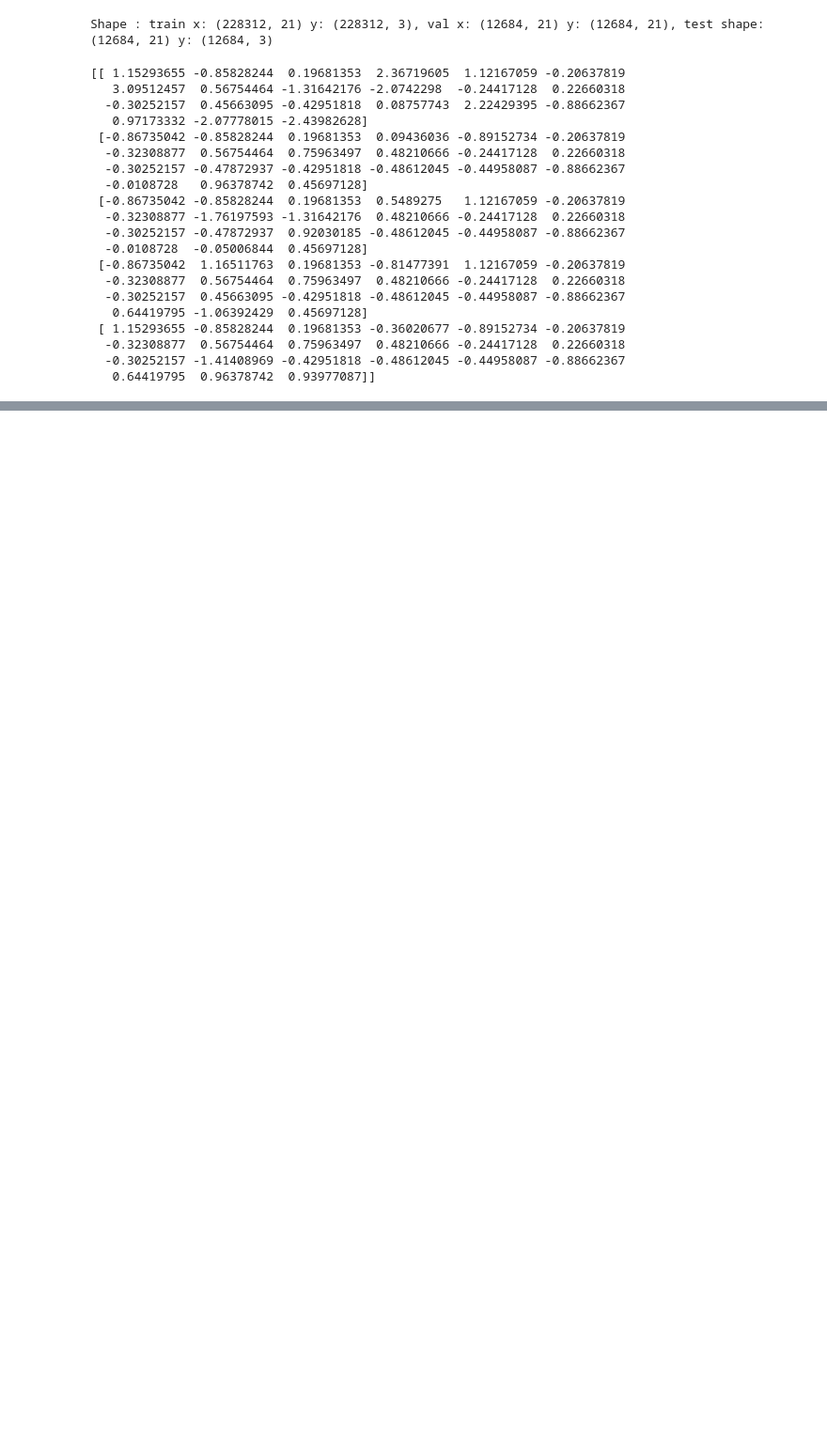
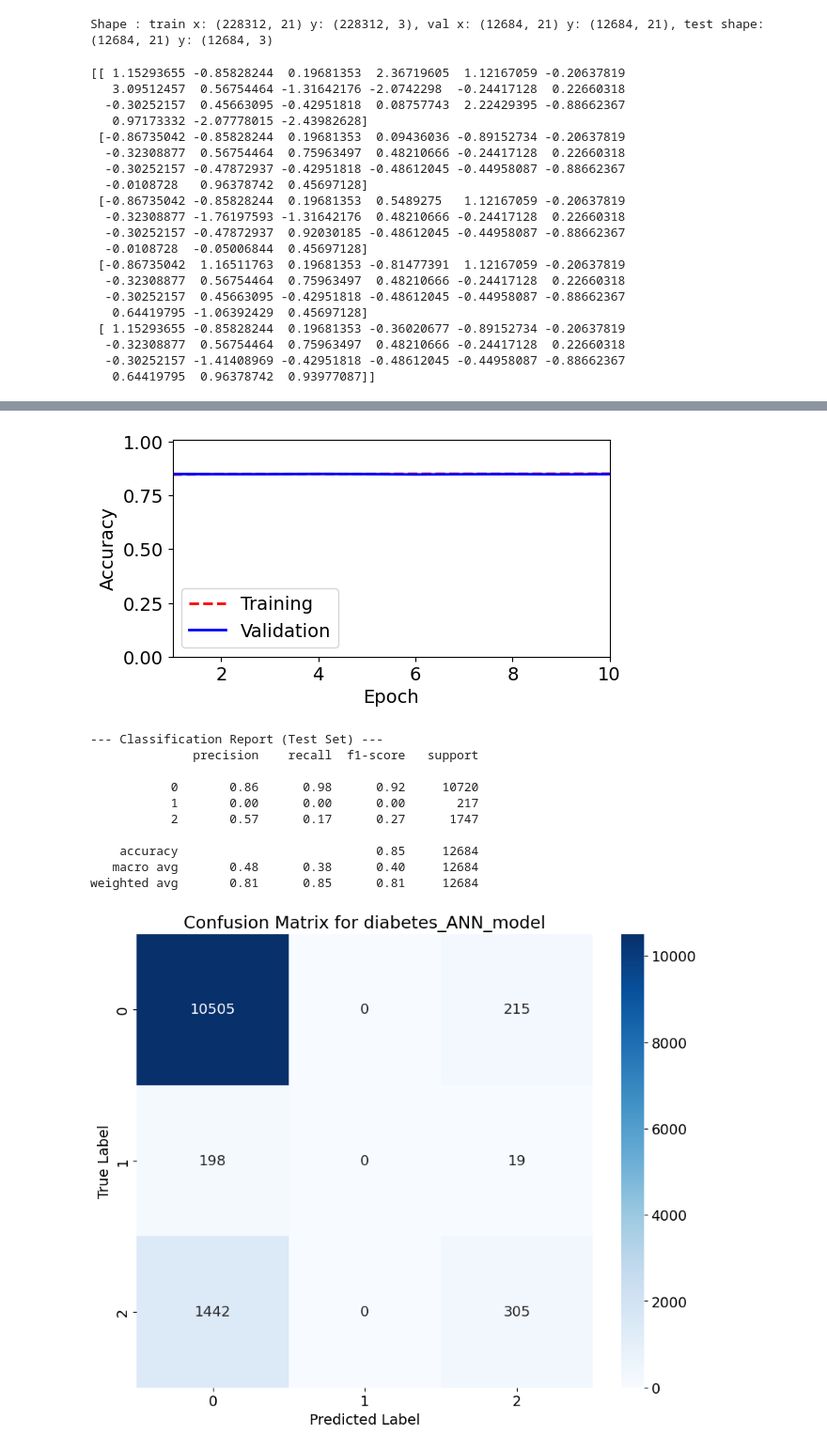
Before and after one commit to hansikaweerasena/MLE, a Jupyter notebook: Diabetis_DNN/train_dnn.ipynb, the cells around one changed output, grey strips where cells are left out. Shown at 94% size. Saved outputs shown, nothing was run; the diff lists cells and outputs as text; code cells hidden in the pictures; blank space fills up the shorter version.

```diff
--- a/Diabetis_DNN/train_dnn.ipynb
+++ b/Diabetis_DNN/train_dnn.ipynb
@@ -372,0 +454,3 @@ Epoch 25/25
+# %%
+name, model = create_compile_model()
+eval_data = train_model(model, verbose=1)
@@ -372,0 +476,3 @@ Epoch 25/25
+# %%
+evaluate_model(name, model, eval_data)
+# %% [output]
@@ -372,0 +481,12 @@ Epoch 25/25
+[figure, added]
+--- Classification Report (Test Set) ---
+              precision    recall  f1-score   support
+
+           0       0.86      0.98      0.92     10720
+           1       0.00      0.00      0.00       217
+           2       0.57      0.17      0.27      1747
+
+    accuracy                           0.85     12684
+   macro avg       0.48      0.38      0.40     12684
+weighted avg       0.81      0.85      0.81     12684
+[figure, added]
```
Also changed, not shown: parts of 12 cells of this notebook.
